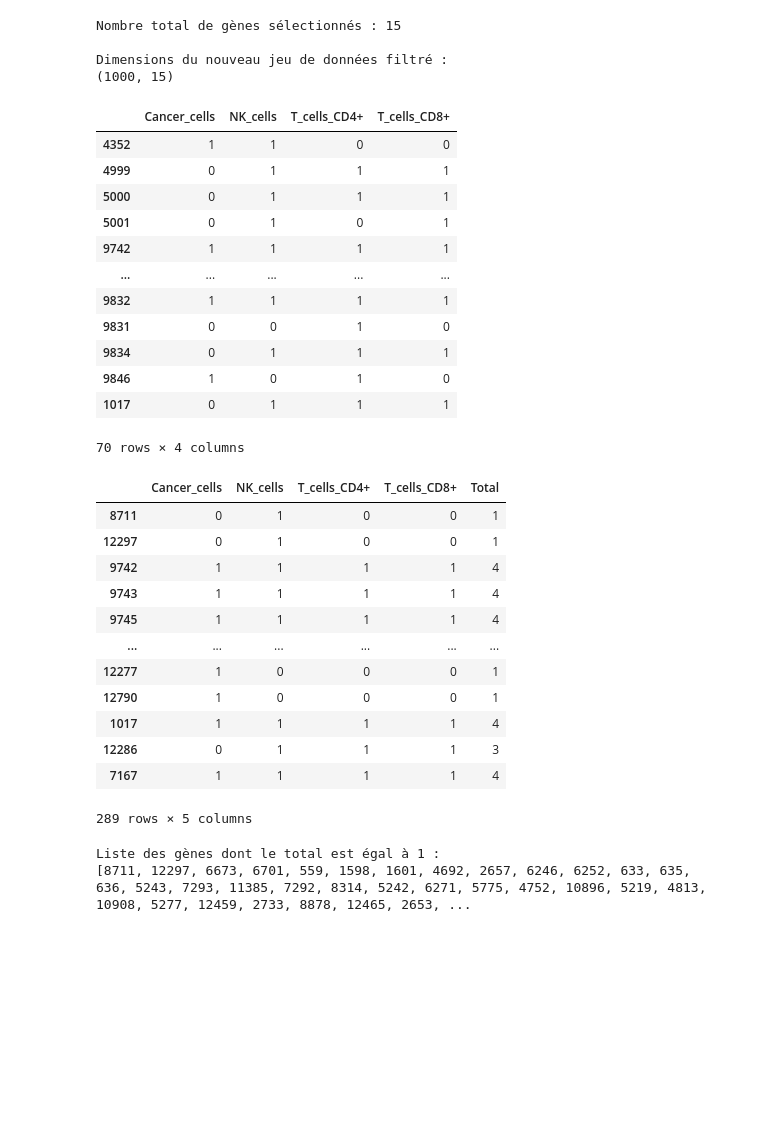
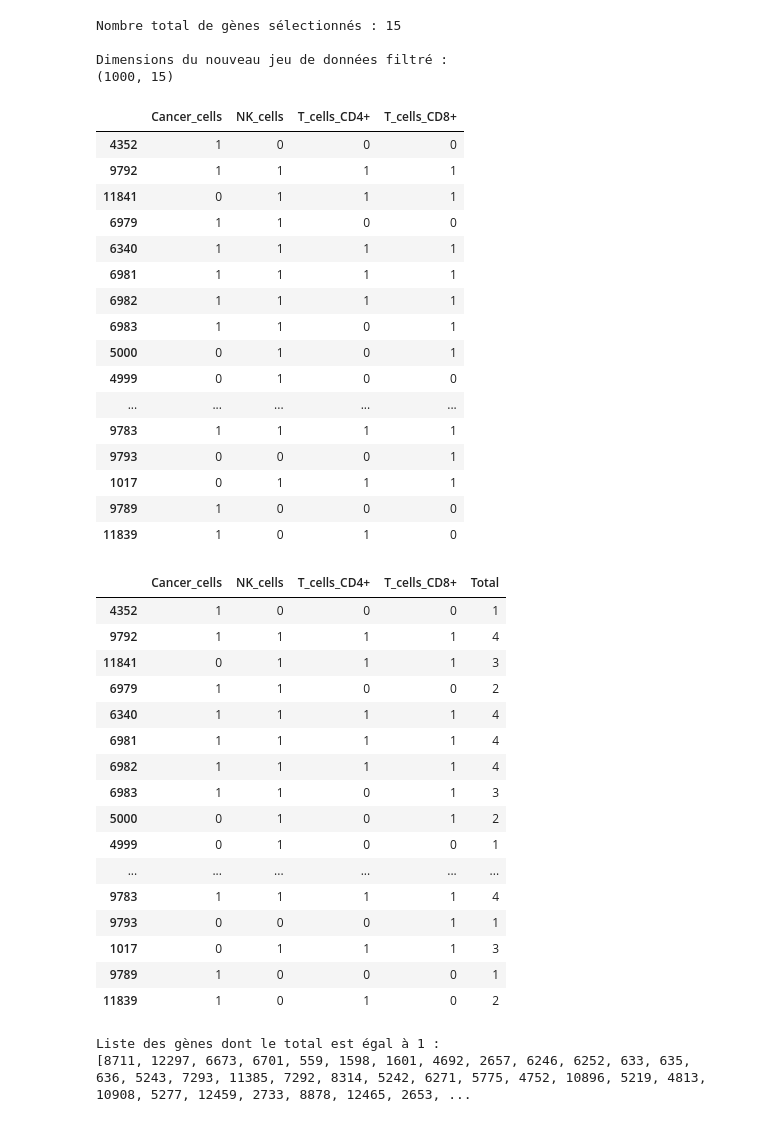
Before and after one commit to DataCampDS/scmark-classification-team_avengers, a Jupyter notebook: Sarah/sc-Marrk-1.ipynb, the cells around one changed output. Drawn from its saved outputs; the diff is of its cells as text; code cells hidden in the pictures; blank space fills up the shorter version.

```diff
--- a/Sarah/sc-Marrk-1.ipynb
+++ b/Sarah/sc-Marrk-1.ipynb
@@ -1036,7 +1029,7 @@ import numpy as np
 # Supposons que les colonnes de df_* sont les gènes
 gene_names = df_cancer.columns
 
-def top_genes(df_class, top_n=500):
+def top_genes(df_class, top_n=20):
     """
     Renvoie les top_n gènes les plus exprimés en moyenne dans cette classe.
     """
@@ -1230,65 +1227,73 @@ df_genes = pd.DataFrame(data, index=genes_all)
 df_genes
 # %% [output]
 |  | Cancer_cells | NK_cells | T_cells_CD4+ | T_cells_CD8+ |
-| 4352 | 1 | 1 | 0 | 0 |
-| 4999 | 0 | 1 | 1 | 1 |
-| 5000 | 0 | 1 | 1 | 1 |
-| 5001 | 0 | 1 | 0 | 1 |
-| 9742 | 1 | 1 | 1 | 1 |
+| 4352 | 1 | 0 | 0 | 0 |
+| 9792 | 1 | 1 | 1 | 1 |
+| 11841 | 0 | 1 | 1 | 1 |
+| 6979 | 1 | 1 | 0 | 0 |
+| 6340 | 1 | 1 | 1 | 1 |
+| 6981 | 1 | 1 | 1 | 1 |
+| 6982 | 1 | 1 | 1 | 1 |
+| 6983 | 1 | 1 | 0 | 1 |
+| 5000 | 0 | 1 | 0 | 1 |
+| 4999 | 0 | 1 | 0 | 0 |
 | ... | ... | ... | ... | ... |
-| 9832 | 1 | 1 | 1 | 1 |
-| 9831 | 0 | 0 | 1 | 0 |
-| 9834 | 0 | 1 | 1 | 1 |
-| 9846 | 1 | 0 | 1 | 0 |
+| 9783 | 1 | 1 | 1 | 1 |
+| 9793 | 0 | 0 | 0 | 1 |
 | 1017 | 0 | 1 | 1 | 1 |
+| 9789 | 1 | 0 | 0 | 0 |
+| 11839 | 1 | 0 | 1 | 0 |
-70 rows × 4 columns
 # %%
 import pandas as pd
 
 # -----------------------------
 # Sélection des 100 gènes les plus exprimés
 # -----------------------------
-top_cancer_filtered = top_cancer.sort_values(ascending=False).head(200)
-top_nk_filtered = top_nk.sort_values(ascending=False).head(200)
-top_cd4_filtered = top_cd4.sort_values(ascending=False).head(200)
-top_cd8_filtered = top_cd8.sort_values(ascending=False).head(200)
+top_cancer_filtered = top_cancer.sort_values(ascending=False).head(20)
+top_nk_filtered = top_nk.sort_values(ascending=False).head(20)
+top_cd4_filtered = top_cd4.sort_values(ascending=False).head(20)
+top_cd8_filtered = top_cd8.sort_values(ascending=False).head(20)
 
 # -----------------------------
 # Créer un DataFrame pour afficher les gènes
 # -----------------------------
 # Créer une table avec des cellules vides si un gène n'est pas dans une catégorie
 genes_all = list(set(top_cancer_filtered.index).union(top_nk_filtered.index, top_cd4_filtered.index, top_cd8_filtered.index))
 
 # Créer un DataFrame avec 1 si le gène est présent dans une catégorie, sinon 0
 data = {
     'Cancer_cells': [1 if gene in top_cancer_filtered.index else 0 for gene in genes_all],
     'NK_cells': [1 if gene in top_nk_filtered.index else 0 for gene in genes_all],
     'T_cells_CD4+': [1 if gene in top_cd4_filtered.index else 0 for gene in genes_all],
     'T_cells_CD8+': [1 if gene in top_cd8_filtered.index else 0 for gene in genes_all]
 }
 
 # Créer le DataFrame
 df_genes = pd.DataFrame(data, index=genes_all)
 
 # Ajouter une colonne 'Total' qui est la somme des lignes
 df_genes['Total'] = df_genes.sum(axis=1)
 
 # Afficher le DataFrame
 df_genes
 # %% [output]
 |  | Cancer_cells | NK_cells | T_cells_CD4+ | T_cells_CD8+ | Total |
-| 8711 | 0 | 1 | 0 | 0 | 1 |
-| 12297 | 0 | 1 | 0 | 0 | 1 |
-| 9742 | 1 | 1 | 1 | 1 | 4 |
-| 9743 | 1 | 1 | 1 | 1 | 4 |
-| 9745 | 1 | 1 | 1 | 1 | 4 |
+| 4352 | 1 | 0 | 0 | 0 | 1 |
+| 9792 | 1 | 1 | 1 | 1 | 4 |
+| 11841 | 0 | 1 | 1 | 1 | 3 |
+| 6979 | 1 | 1 | 0 | 0 | 2 |
+| 6340 | 1 | 1 | 1 | 1 | 4 |
+| 6981 | 1 | 1 | 1 | 1 | 4 |
+| 6982 | 1 | 1 | 1 | 1 | 4 |
+| 6983 | 1 | 1 | 0 | 1 | 3 |
+| 5000 | 0 | 1 | 0 | 1 | 2 |
+| 4999 | 0 | 1 | 0 | 0 | 1 |
 | ... | ... | ... | ... | ... | ... |
-| 12277 | 1 | 0 | 0 | 0 | 1 |
-| 12790 | 1 | 0 | 0 | 0 | 1 |
-| 1017 | 1 | 1 | 1 | 1 | 4 |
-| 12286 | 0 | 1 | 1 | 1 | 3 |
-| 7167 | 1 | 1 | 1 | 1 | 4 |
+| 9783 | 1 | 1 | 1 | 1 | 4 |
+| 9793 | 0 | 0 | 0 | 1 | 1 |
+| 1017 | 0 | 1 | 1 | 1 | 3 |
+| 9789 | 1 | 0 | 0 | 0 | 1 |
+| 11839 | 1 | 0 | 1 | 0 | 2 |
-289 rows × 5 columns
 # %%
 import pandas as pd
 
```
Also changed, not shown: parts of 10 cells of this notebook.
